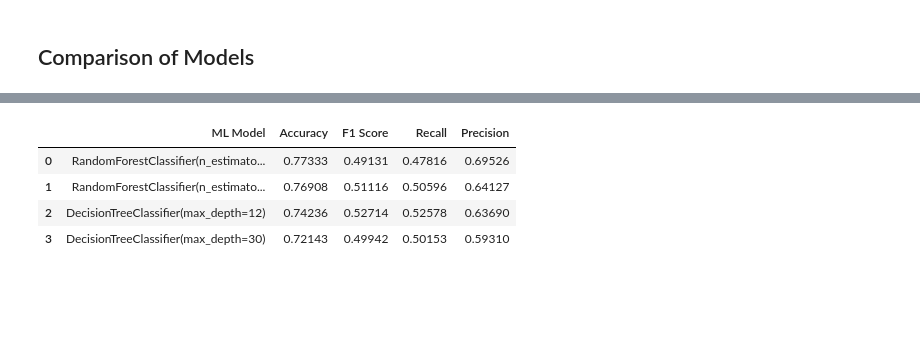
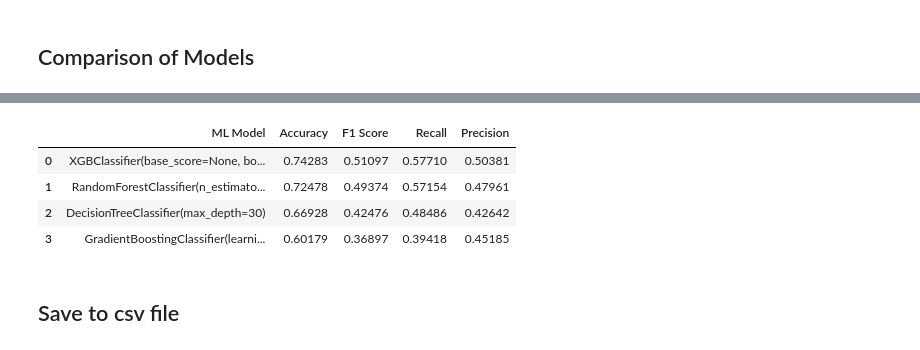
Before and after one commit to rajasa13/Data-Science, a Jupyter notebook: Notebook/UNSW-NB15/unswnb15.ipynb, the cells around one changed output, grey strips where cells are left out. Drawn from its saved outputs; the diff is of its cells as text; code cells hidden in the pictures; blank space fills up the shorter version.

```diff
--- a/Notebook/UNSW-NB15/unswnb15.ipynb
+++ b/Notebook/UNSW-NB15/unswnb15.ipynb
@@ -623,12 +605,14 @@ result
 # %%
 #Sorting the dataframe on accuracy
-sorted_result = result.sort_values(by=['Accuracy', 'F1 Score'], ascending=False).reset_index(drop=True)
+sorted_result = result.sort_values(by=['Recall'], ascending=False).reset_index(drop=True)
 sorted_result
 # %% [output]
 |  | ML Model | Accuracy | F1 Score | Recall | Precision |
-| 0 | RandomForestClassifier(n_estimato... | 0.77333 | 0.49131 | 0.47816 | 0.69526 |
-| 1 | RandomForestClassifier(n_estimato... | 0.76908 | 0.51116 | 0.50596 | 0.64127 |
-| 2 | DecisionTreeClassifier(max_depth=12) | 0.74236 | 0.52714 | 0.52578 | 0.63690 |
-| 3 | DecisionTreeClassifier(max_depth=30) | 0.72143 | 0.49942 | 0.50153 | 0.59310 |
+| 0 | XGBClassifier(base_score=None, bo... | 0.74283 | 0.51097 | 0.57710 | 0.50381 |
+| 1 | RandomForestClassifier(n_estimato... | 0.72478 | 0.49374 | 0.57154 | 0.47961 |
+| 2 | DecisionTreeClassifier(max_depth=30) | 0.66928 | 0.42476 | 0.48486 | 0.42642 |
+| 3 | GradientBoostingClassifier(learni... | 0.60179 | 0.36897 | 0.39418 | 0.45185 |
+# %% [markdown]
+## Save to csv file
 # %%
 #save result to csv file
```
Also changed, not shown: parts of 33 cells of this notebook.
